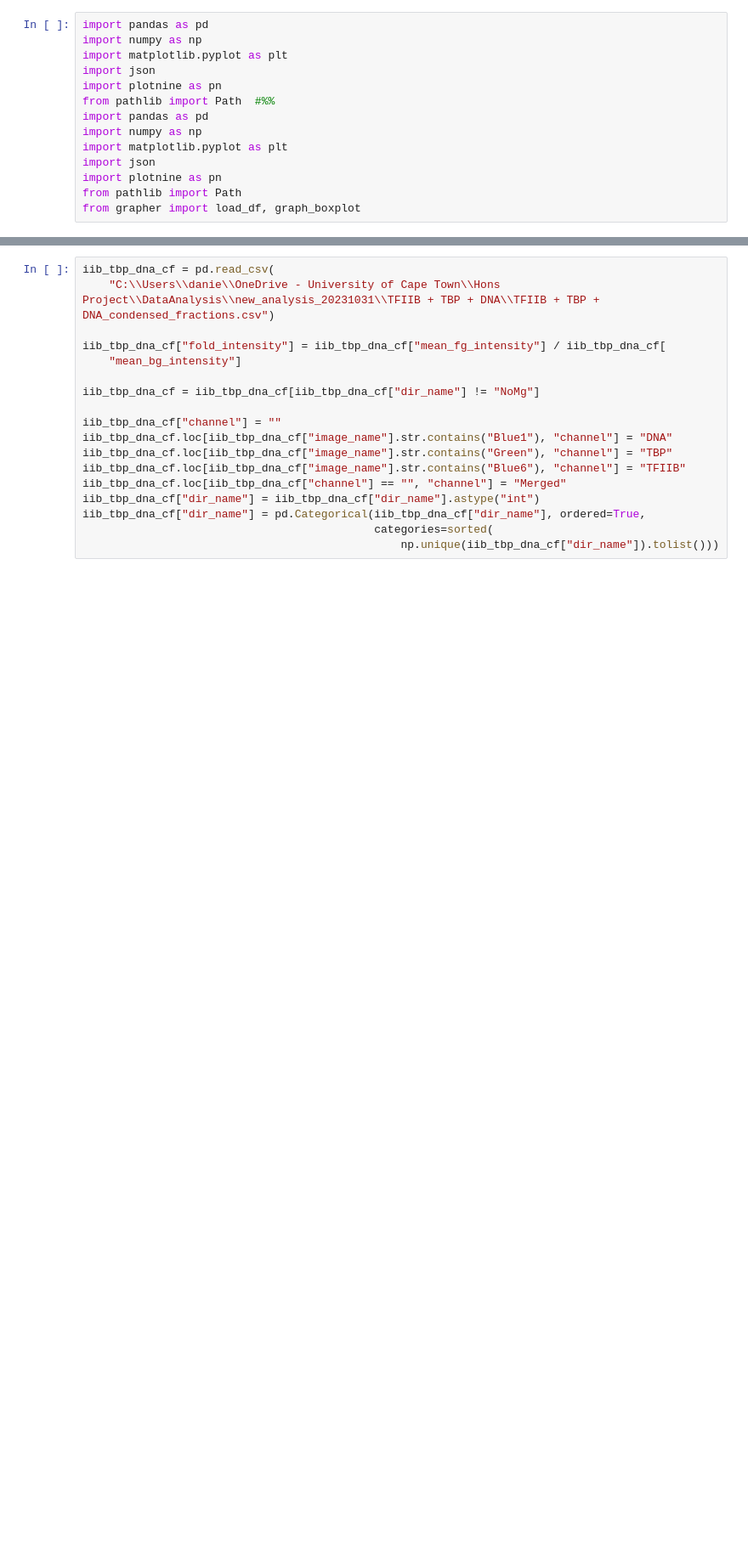
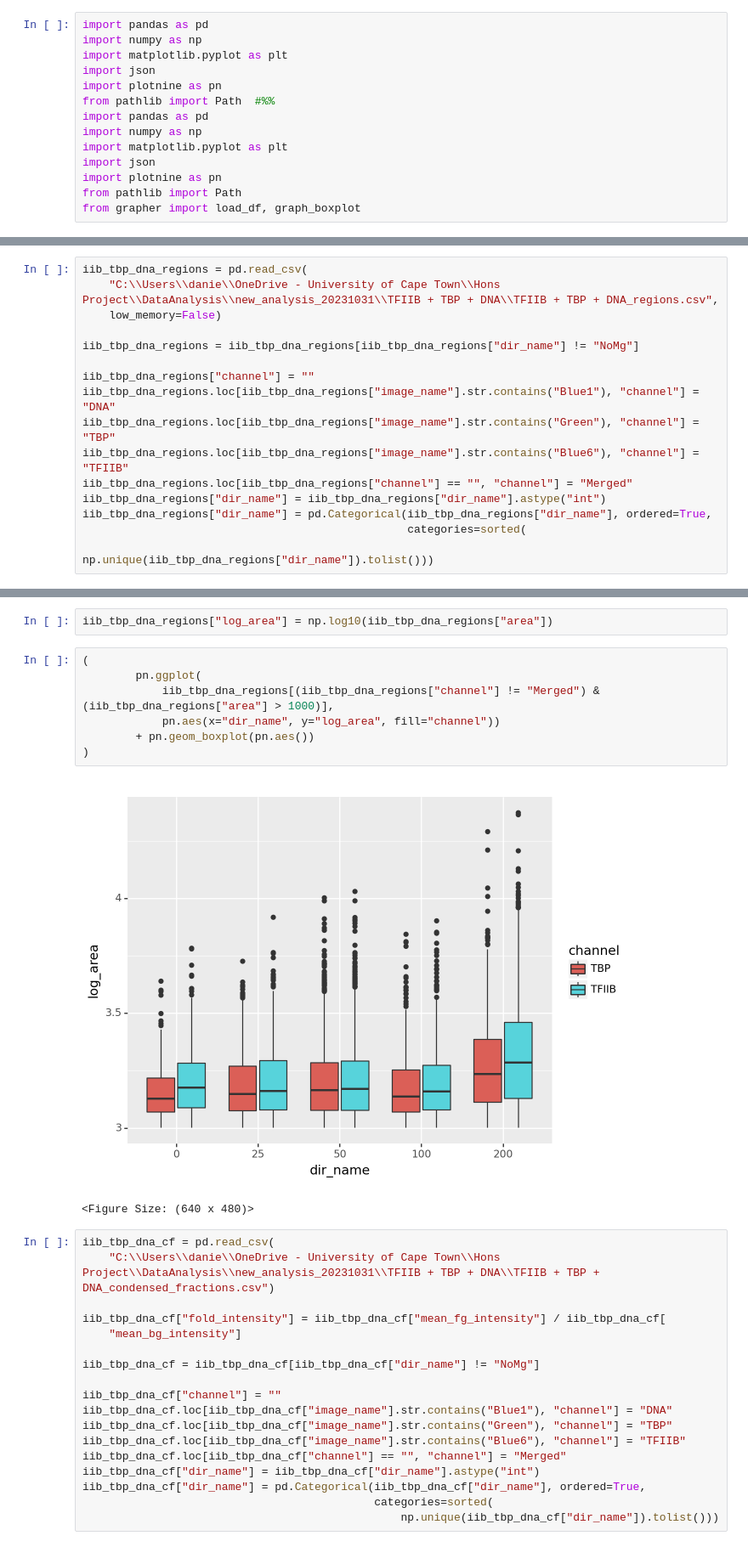
Before and after one commit to dlejeune/llps_analysis, a Jupyter notebook: new_analysis_notebook.ipynb, the cells around one changed output, grey strips where cells are left out. Shown at 85% size. Saved outputs shown, nothing was run; the diff lists cells and outputs as text; blank space fills up the shorter version.

```diff
--- a/new_analysis_notebook.ipynb
+++ b/new_analysis_notebook.ipynb
@@ -14,0 +398,16 @@ from grapher import load_df, graph_boxplot
+# %%
+iib_tbp_dna_regions = pd.read_csv(
+    "C:\\Users\\danie\\OneDrive - University of Cape Town\\Hons Project\\DataAnalysis\\new_analysis_20231031\\TFIIB + TBP + DNA\\TFIIB + TBP + DNA_regions.csv",
+    low_memory=False)
+
+iib_tbp_dna_regions = iib_tbp_dna_regions[iib_tbp_dna_regions["dir_name"] != "NoMg"]
+
+iib_tbp_dna_regions["channel"] = ""
+iib_tbp_dna_regions.loc[iib_tbp_dna_regions["image_name"].str.contains("Blue1"), "channel"] = "DNA"
+iib_tbp_dna_regions.loc[iib_tbp_dna_regions["image_name"].str.contains("Green"), "channel"] = "TBP"
+iib_tbp_dna_regions.loc[iib_tbp_dna_regions["image_name"].str.contains("Blue6"), "channel"] = "TFIIB"
+iib_tbp_dna_regions.loc[iib_tbp_dna_regions["channel"] == "", "channel"] = "Merged"
+iib_tbp_dna_regions["dir_name"] = iib_tbp_dna_regions["dir_name"].astype("int")
+iib_tbp_dna_regions["dir_name"] = pd.Categorical(iib_tbp_dna_regions["dir_name"], ordered=True,
+                                                 categories=sorted(
+                                                     np.unique(iib_tbp_dna_regions["dir_name"]).tolist()))
@@ -15,3 +430,15 @@ from grapher import load_df, graph_boxplot
+# %%
+iib_tbp_dna_regions["log_area"] = np.log10(iib_tbp_dna_regions["area"])
+# %%
+(
+        pn.ggplot(
+            iib_tbp_dna_regions[(iib_tbp_dna_regions["channel"] != "Merged") & (iib_tbp_dna_regions["area"] > 1000)],
+            pn.aes(x="dir_name", y="log_area", fill="channel"))
+        + pn.geom_boxplot(pn.aes())
+)
+# %% [output]
+[figure, added]
+<Figure Size: (640 x 480)>
 # %%
 iib_tbp_dna_cf = pd.read_csv(
     "C:\\Users\\danie\\OneDrive - University of Cape Town\\Hons Project\\DataAnalysis\\new_analysis_20231031\\TFIIB + TBP + DNA\\TFIIB + TBP + DNA_condensed_fractions.csv")
```
Also changed, not shown: parts of 60 cells of this notebook.
